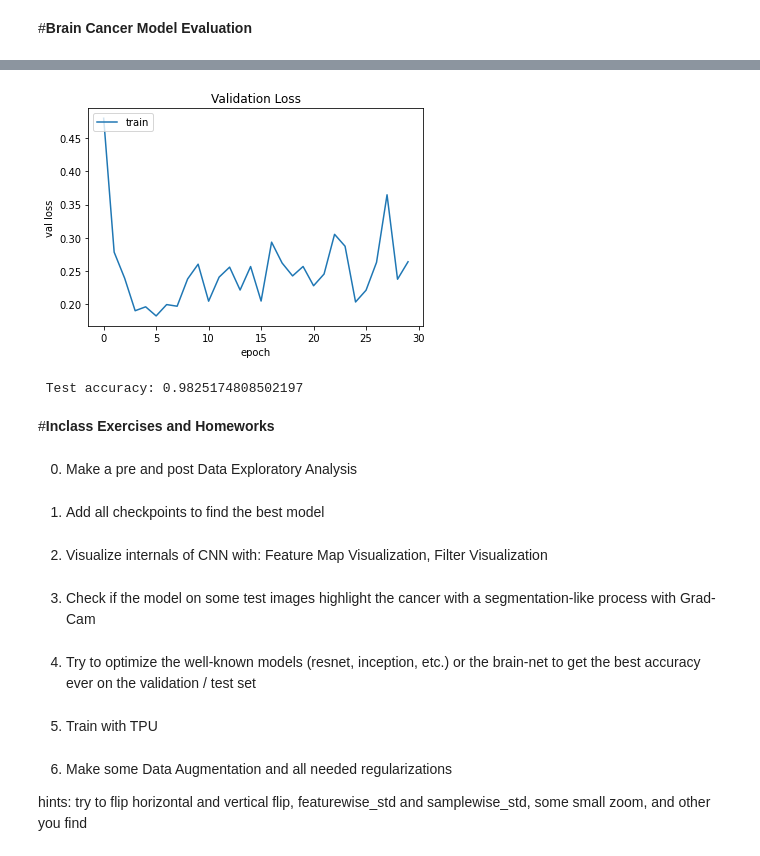
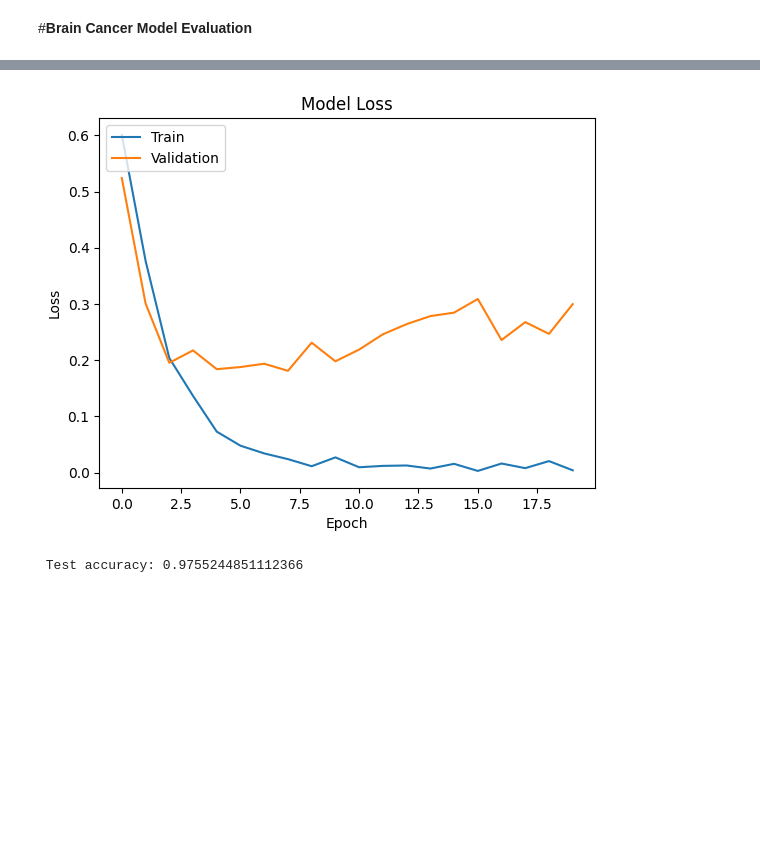
Before and after one commit to neural1977/talks_material, a Jupyter notebook: AI_and_Digital_Health_Code/case_study_2_brain_cancer_classification.ipynb, the cells around one changed output, grey strips where cells are left out. Saved outputs shown, nothing was run; the diff lists cells and outputs as text; code cells hidden in the pictures; blank space fills up the shorter version.

```diff
--- a/AI_and_Digital_Health_Code/case_study_2_brain_cancer_classification.ipynb
+++ b/AI_and_Digital_Health_Code/case_study_2_brain_cancer_classification.ipynb
@@ -71,7 +74,7 @@ data_type = "float"
 # %%
 neural_model = 'brain_net'
 transfer_learning = True
-epochs = 30
+epochs = 20
 batch_size = 32
 width = 256
 height = 256
@@ -233,5 +240,16 @@ _________________________________________________________________
 # %% [markdown]
 #**Brain Model Training**
 # %%
-history = brain_tumor_model.fit(train_x, train_y, validation_data = (val_x, val_y), epochs = epochs, batch_size = batch_size, verbose=1)
+best_model_path = f"./best_{neural_model}_brain_model.keras"
+
+checkpoint = ModelCheckpoint(
+    filepath=best_model_path,
+    monitor='val_accuracy',
+    save_best_only=True,
+    mode='max',
+    verbose=1
+)
+history = brain_tumor_model.fit(train_x, train_y, validation_data = (val_x, val_y), epochs = epochs, batch_size = batch_size, callbacks=[checkpoint], verbose=1)
+
+brain_tumor_model = load_model(best_model_path)
 # %% [output]
@@ -261,33 +289,19 @@ plt.show()
 # %%
 # summarize history for loss
+plt.plot(history.history['loss'])
 plt.plot(history.history['val_loss'])
-plt.title('Validation Loss')
-plt.ylabel('val loss')
-plt.xlabel('epoch')
-plt.legend(['train'], loc='upper left')
+
+plt.title('Model Loss')
+plt.ylabel('Loss')
+plt.xlabel('Epoch')
+
+plt.legend(['Train', 'Validation'], loc='upper left')
+
 plt.show()
 # %% [output]
-[figure, old version]
+[figure, new version]
 # %%
 score = brain_tumor_model.evaluate(test_x, test_y, verbose=0)
 print('\n', 'Test accuracy:', score[1])
 # %% [output]
- Test accuracy: 0.9825174808502197
+ Test accuracy: 0.9755244851112366
-# %% [markdown]
-#**Inclass Exercises and Homeworks**
-# %% [markdown]
-0) Make a pre and post Data Exploratory Analysis
-# %% [markdown]
-1) Add all checkpoints to find the best model
-# %% [markdown]
-2) Visualize internals of CNN with: Feature Map Visualization, Filter Visualization
-# %% [markdown]
-3) Check if the model on some test images highlight the cancer with a segmentation-like process with Grad-Cam
-# %% [markdown]
-4) Try to optimize the well-known models (resnet, inception, etc.) or the brain-net to get the best accuracy ever on the validation / test set
-# %% [markdown]
-5) Train with TPU
-# %% [markdown]
-6) Make some Data Augmentation and all needed regularizations
-
-hints: try to flip horizontal and vertical flip, featurewise_std and samplewise_std, some small zoom, and other you find
```
Also changed, not shown: parts of 16 cells of this notebook, 1 other file.
